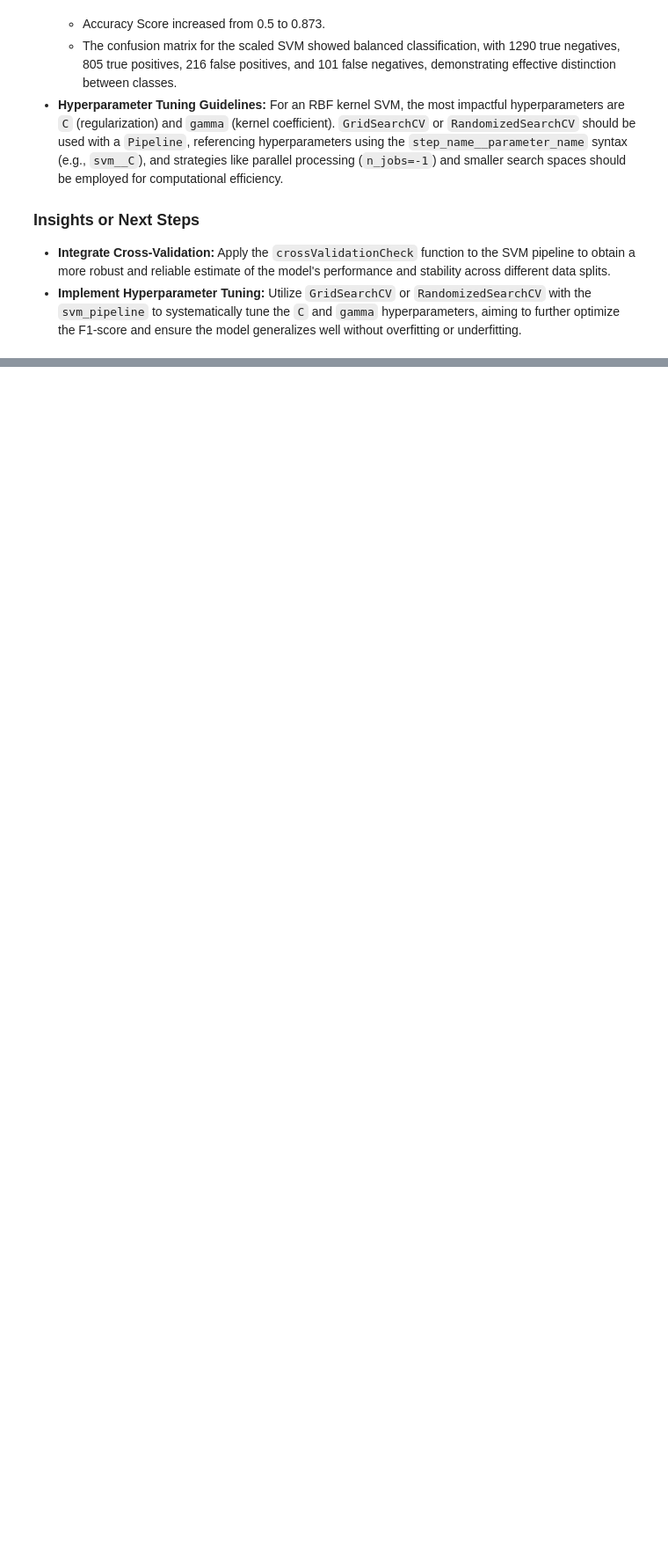
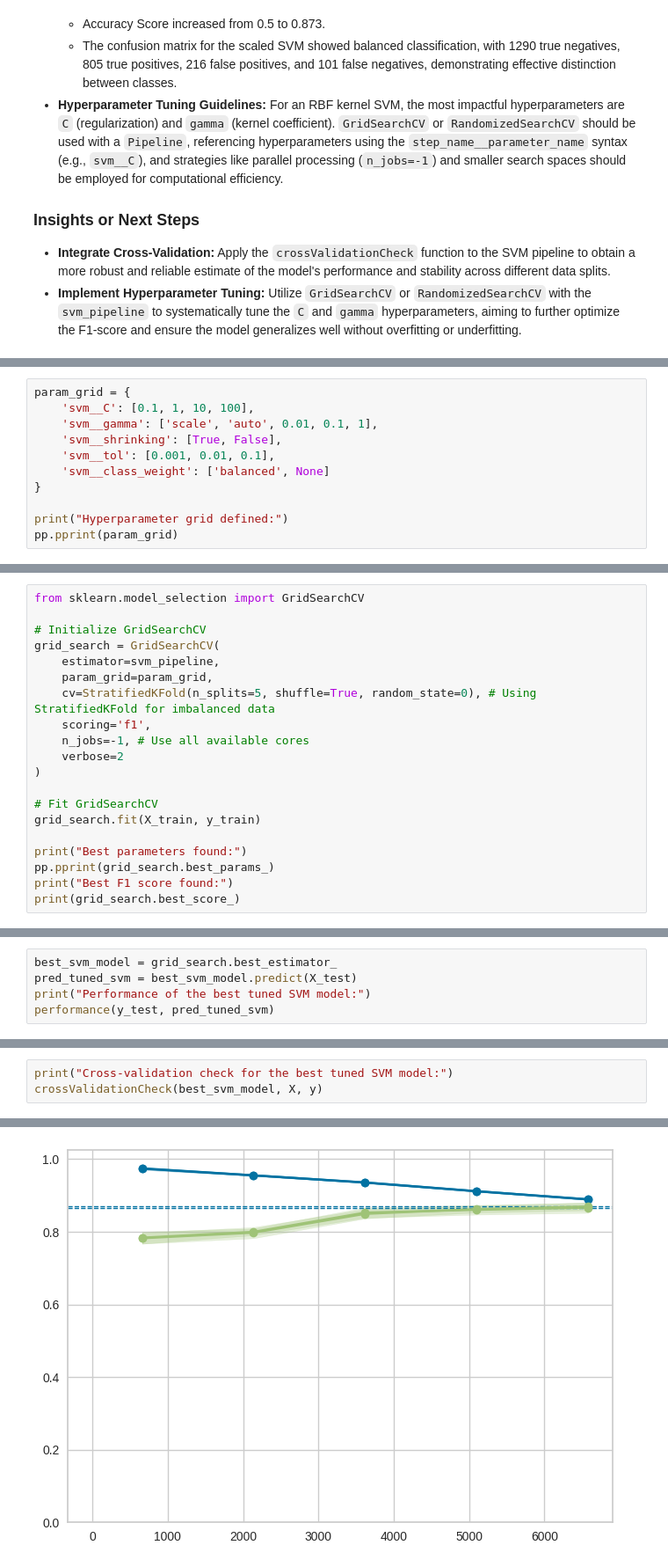
Before and after one commit to drachmacollector/Stellar-Analytics, a Jupyter notebook: Stellar_Analytics.ipynb, the cells around one changed output, grey strips where cells are left out. Shown at 88% size. Drawn from its saved outputs; the diff is of its cells as text; blank space fills up the shorter version.

Commit message:
hyperparameter tuning for SVM

```diff
--- a/Stellar_Analytics.ipynb
+++ b/Stellar_Analytics.ipynb
@@ -1078,0 +1090,11 @@ weighted avg       0.88      0.87      0.87      2412
+# %%
+param_grid = {
+    'svm__C': [0.1, 1, 10, 100],
+    'svm__gamma': ['scale', 'auto', 0.01, 0.1, 1],
+    'svm__shrinking': [True, False],
+    'svm__tol': [0.001, 0.01, 0.1],
+    'svm__class_weight': ['balanced', None]
+}
+
+print("Hyperparameter grid defined:")
+pp.pprint(param_grid)
@@ -1078,0 +1111,20 @@ weighted avg       0.88      0.87      0.87      2412
+# %%
+from sklearn.model_selection import GridSearchCV
+
+# Initialize GridSearchCV
+grid_search = GridSearchCV(
+    estimator=svm_pipeline,
+    param_grid=param_grid,
+    cv=StratifiedKFold(n_splits=5, shuffle=True, random_state=0), # Using StratifiedKFold for imbalanced data
+    scoring='f1',
+    n_jobs=-1, # Use all available cores
+    verbose=2
+)
+
+# Fit GridSearchCV
+grid_search.fit(X_train, y_train)
+
+print("Best parameters found:")
+pp.pprint(grid_search.best_params_)
+print("Best F1 score found:")
+print(grid_search.best_score_)
@@ -1078,0 +1144,5 @@ weighted avg       0.88      0.87      0.87      2412
+# %%
+best_svm_model = grid_search.best_estimator_
+pred_tuned_svm = best_svm_model.predict(X_test)
+print("Performance of the best tuned SVM model:")
+performance(y_test, pred_tuned_svm)
@@ -1078,0 +1168,4 @@ weighted avg       0.88      0.87      0.87      2412
+# %%
+print("Cross-validation check for the best tuned SVM model:")
+crossValidationCheck(best_svm_model, X, y)
+# %% [output]
@@ -1078,0 +1175 @@ weighted avg       0.88      0.87      0.87      2412
+[figure, added]
```
Also changed, not shown: parts of 27 cells of this notebook.
